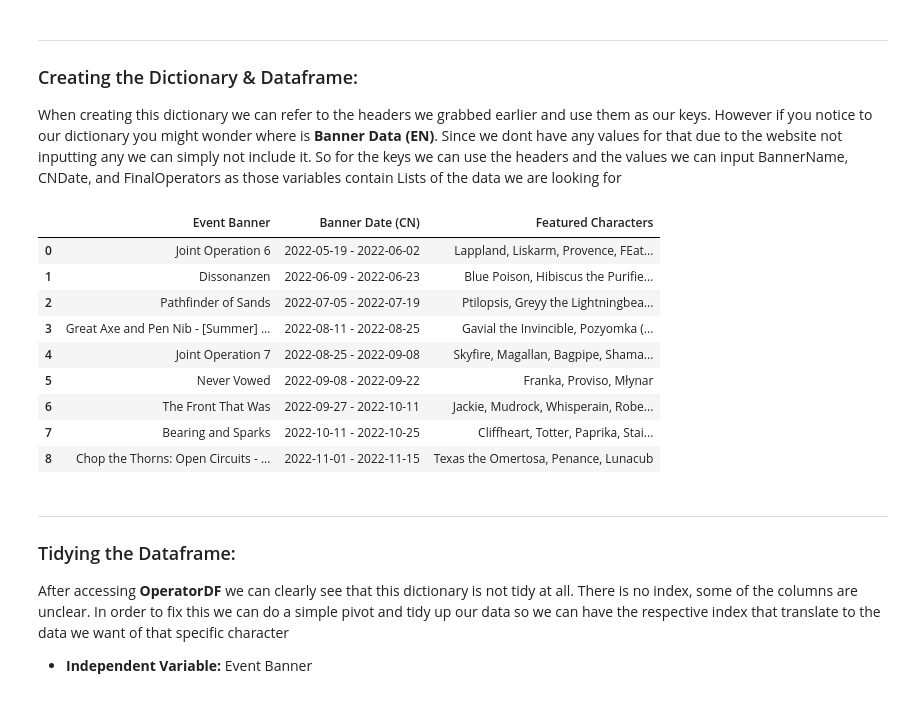
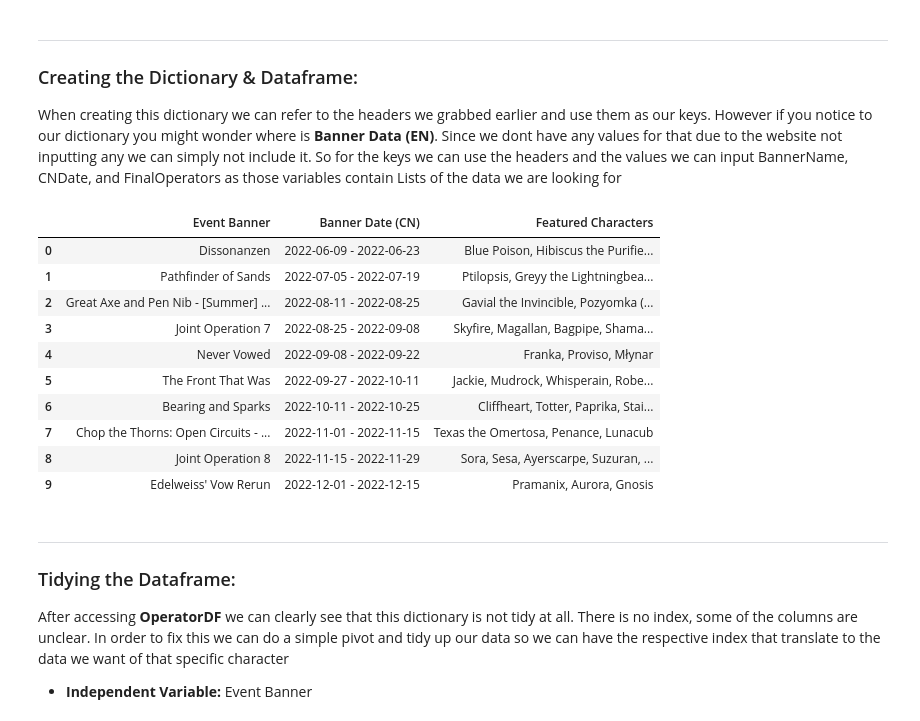
Before and after one commit to Andyreww/Arknights-Scraper, a Jupyter notebook: data_acquisition.ipynb, the cells around one changed output. Cells and saved outputs as stored; diff of their text form; code cells hidden in the pictures.

```diff
--- a/data_acquisition.ipynb
+++ b/data_acquisition.ipynb
@@ -231,22 +234,25 @@ print(FinalOperators)
 
 When creating this dictionary we can refer to the headers we grabbed earlier and use them as our keys. However if you notice to our dictionary you might wonder where is **Banner Data (EN)**. Since we dont have any values for that due to the website not inputting any we can simply not include it. So for the keys we can use the headers and the values we can input BannerName, CNDate, and FinalOperators as those variables contain Lists of the data we are looking for
 # %%
-bannerDict = {BannerHeaders[0]: BannerName, BannerHeaders[1]: CNDate,BannerHeaders[3]: FinalOperators}
+bannerDict = {BannerHeaders[0]: BannerName, BannerHeaders[1]: CNDate, BannerHeaders[3]: FinalOperators}
 
 bannerDF = pd.DataFrame.from_dict(bannerDict)
 
+
+OperatorsDF = pd.DataFrame(FeaturedOperators)
 bannerDF
 # %% [output]
 |  | Event Banner | Banner Date (CN) | Featured Characters |
-| 0 | Joint Operation 6 | 2022-05-19 - 2022-06-02 | Lappland, Liskarm, Provence, FEat... |
-| 1 | Dissonanzen | 2022-06-09 - 2022-06-23 | Blue Poison, Hibiscus the Purifie... |
-| 2 | Pathfinder of Sands | 2022-07-05 - 2022-07-19 | Ptilopsis, Greyy the Lightningbea... |
-| 3 | Great Axe and Pen Nib - [Summer] ... | 2022-08-11 - 2022-08-25 | Gavial the Invincible, Pozyomka (... |
-| 4 | Joint Operation 7 | 2022-08-25 - 2022-09-08 | Skyfire, Magallan, Bagpipe, Shama... |
-| 5 | Never Vowed | 2022-09-08 - 2022-09-22 | Franka, Proviso, Młynar |
-| 6 | The Front That Was | 2022-09-27 - 2022-10-11 | Jackie, Mudrock, Whisperain, Robe... |
-| 7 | Bearing and Sparks | 2022-10-11 - 2022-10-25 | Cliffheart, Totter, Paprika, Stai... |
-| 8 | Chop the Thorns: Open Circuits - ... | 2022-11-01 - 2022-11-15 | Texas the Omertosa, Penance, Lunacub |
+| 0 | Dissonanzen | 2022-06-09 - 2022-06-23 | Blue Poison, Hibiscus the Purifie... |
+| 1 | Pathfinder of Sands | 2022-07-05 - 2022-07-19 | Ptilopsis, Greyy the Lightningbea... |
+| 2 | Great Axe and Pen Nib - [Summer] ... | 2022-08-11 - 2022-08-25 | Gavial the Invincible, Pozyomka (... |
+| 3 | Joint Operation 7 | 2022-08-25 - 2022-09-08 | Skyfire, Magallan, Bagpipe, Shama... |
+| 4 | Never Vowed | 2022-09-08 - 2022-09-22 | Franka, Proviso, Młynar |
+| 5 | The Front That Was | 2022-09-27 - 2022-10-11 | Jackie, Mudrock, Whisperain, Robe... |
+| 6 | Bearing and Sparks | 2022-10-11 - 2022-10-25 | Cliffheart, Totter, Paprika, Stai... |
+| 7 | Chop the Thorns: Open Circuits - ... | 2022-11-01 - 2022-11-15 | Texas the Omertosa, Penance, Lunacub |
+| 8 | Joint Operation 8 | 2022-11-15 - 2022-11-29 | Sora, Sesa, Ayerscarpe, Suzuran, ... |
+| 9 | Edelweiss' Vow Rerun | 2022-12-01 - 2022-12-15 | Pramanix, Aurora, Gnosis |
 # %% [markdown]
 ---
 ### Tidying the Dataframe:
```
Also changed, not shown: parts of 14 cells of this notebook.
